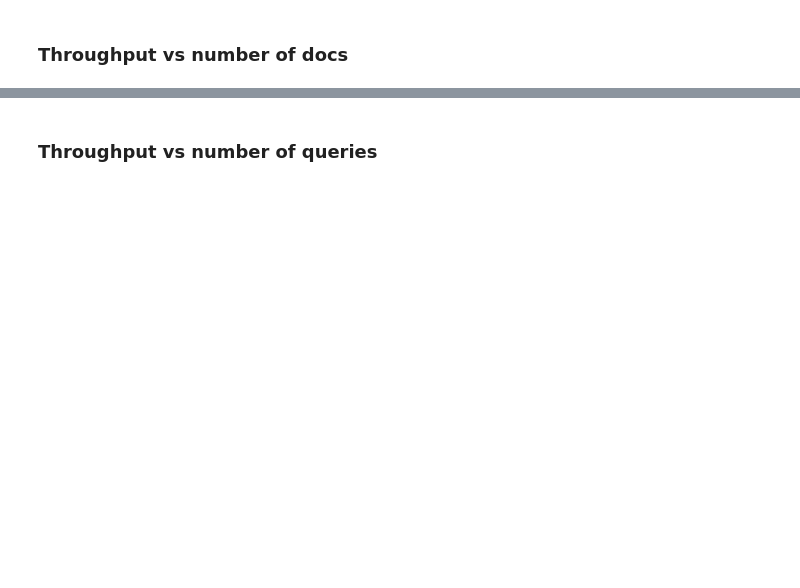
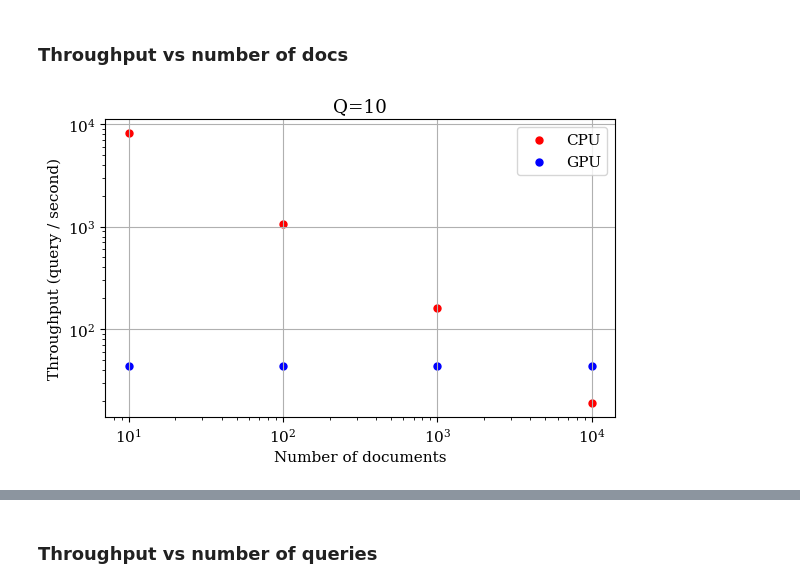
Before and after one commit to bdsaglam/mmi-713-project, a Jupyter notebook: nbs/visualize.ipynb, the cells around one changed output, grey strips where cells are left out. Cells and saved outputs as stored; diff of their text form; code cells hidden in the pictures; blank space fills up the shorter version.

Commit message:
update figures

```diff
--- a/nbs/visualize.ipynb
+++ b/nbs/visualize.ipynb
@@ -133,6 +133,12 @@ def plot_throughput_vs_n_docs(agg_df, n_queries):
     plt.tight_layout()
 
     return fig
+# %%
+n_queries=10
+fig = plot_throughput_vs_n_docs(agg_df, n_queries=n_queries);
+fig.savefig(f'figures/throughput-vs-n-docs-q{n_queries}.png', dpi=300)
+# %% [output]
+[figure, added]
 # %%
 n_queries=100
 fig = plot_throughput_vs_n_docs(agg_df, n_queries=n_queries);
```
Also changed, not shown: parts of 9 cells of this notebook.
